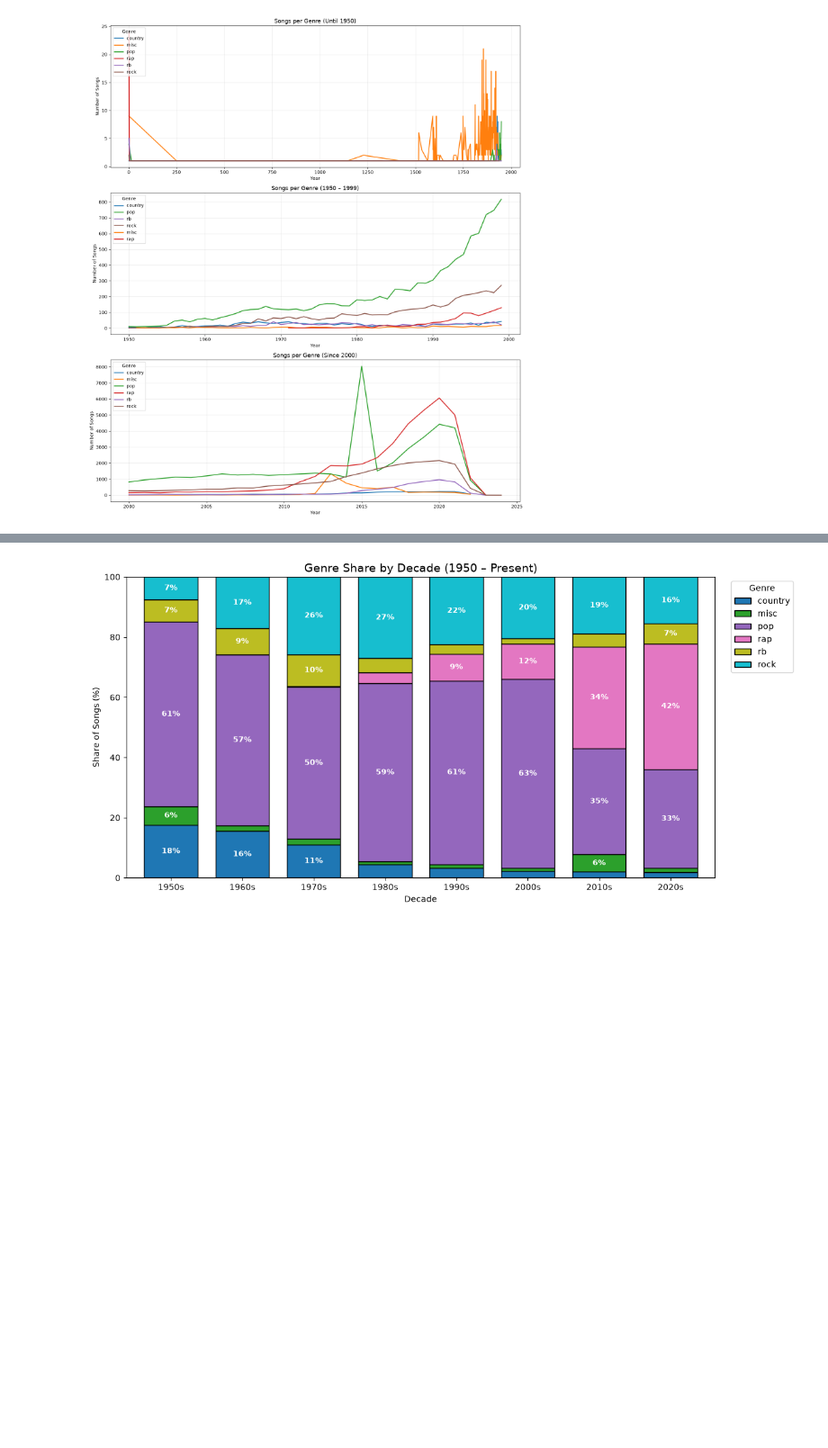
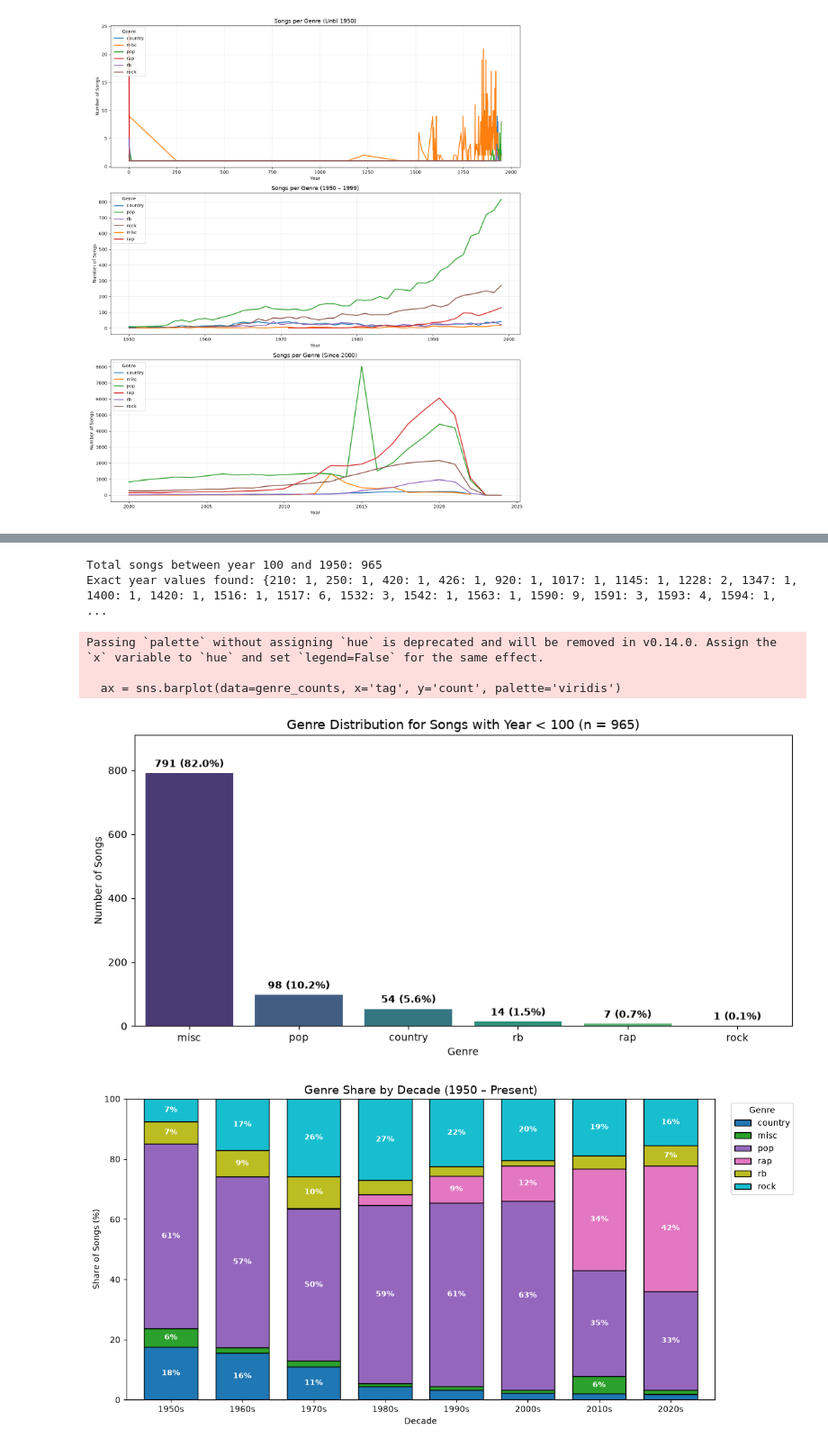
Before and after one commit to mura06/tm_music_genre, a Jupyter notebook: EDA.ipynb, the cells around one changed output, grey strips where cells are left out. Shown at 90% size. Saved outputs shown, nothing was run; the diff lists cells and outputs as text; code cells hidden in the pictures; blank space fills up the shorter version.

```diff
--- a/EDA.ipynb
+++ b/EDA.ipynb
@@ -258,3 +300,45 @@ plt.show()
+# %%
+
+
+# 1. Filter for songs with year >100 and < 1950
+before_1950 = data[(data['year'] < 1950) & (data['year'] > 100)]
+print(f"Total songs between year 100 and 1950: {len(before_1950)}")
+print("Exact year values found:", before_1950['year'].value_counts().sort_index().to_dict())
+
+# 2. Count genres and calculate percentages
+genre_counts = before_1950['tag'].value_counts().reset_index()
+genre_counts.columns = ['tag', 'count']
+genre_counts['pct'] = (genre_counts['count'] / len(before_1950)) * 100
+
+# 3. Plot bar chart
+plt.figure(figsize=(10, 5))
+ax = sns.barplot(data=genre_counts, x='tag', y='count', palette='viridis')
+
+# Add exact count and percentage labels on top of each bar
+for bar, (_, row) in zip(ax.patches, genre_counts.iterrows()):
+    ax.text(
+        bar.get_x() + bar.get_width() / 2,
+        bar.get_height() + (genre_counts['count'].max() * 0.015),
+        f"{int(row['count'])} ({row['pct']:.1f}%)",
+        ha='center',
+        va='bottom',
+        fontsize=10,
+        fontweight='bold'
+    )
+
+plt.title(f'Genre Distribution for Songs with Year < 100 (n = {len(before_1950)})', fontsize=13)
+plt.xlabel('Genre')
+plt.ylabel('Number of Songs')
+plt.ylim(0, genre_counts['count'].max() * 1.15)
+plt.tight_layout()
+plt.show()
+# %% [output]
+Total songs between year 100 and 1950: 965
+Exact year values found: {210: 1, 250: 1, 420: 1, 426: 1, 920: 1, 1017: 1, 1145: 1, 1228: 2, 1347: 1, 1400: 1, 1420: 1, 1516: 1, 1517: 6, 1532: 3, 1542: 1, 1563: 1, 1590: 9, 1591: 3, 1593: 4, 1594: 1, ...
+Passing `palette` without assigning `hue` is deprecated and will be removed in v0.14.0. Assign the `x` variable to `hue` and set `legend=False` for the same effect.
+
+  ax = sns.barplot(data=genre_counts, x='tag', y='count', palette='viridis')
+[figure, added]
 # %%
 # Filter to valid years from 1950 onward and group into decades (1950s, 1960s, ..., 2020s)
 df_decades = data[(data['year'] >= 1950) & (data['year'] <= 2026)].copy()
```
Also changed, not shown: parts of 3 cells of this notebook.
